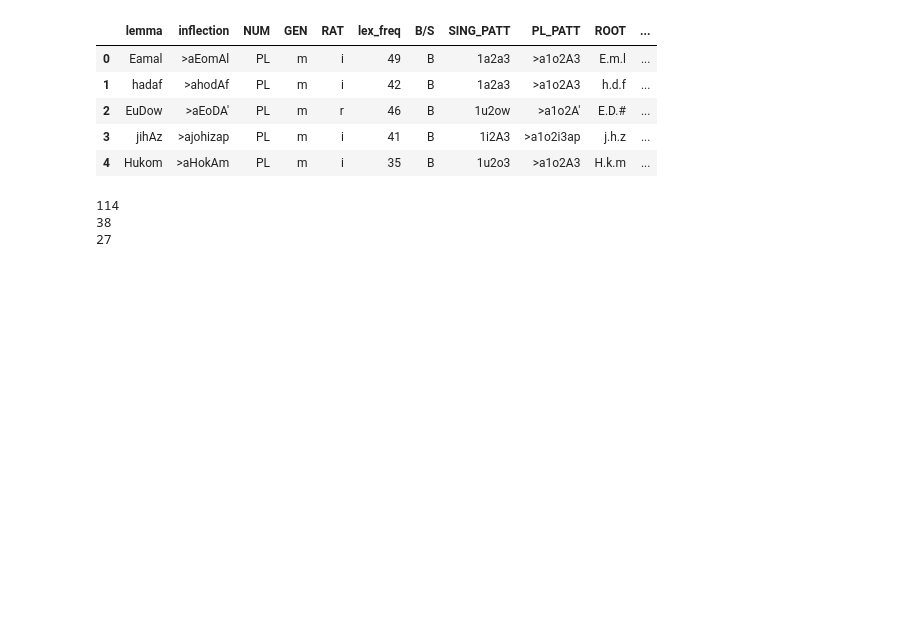
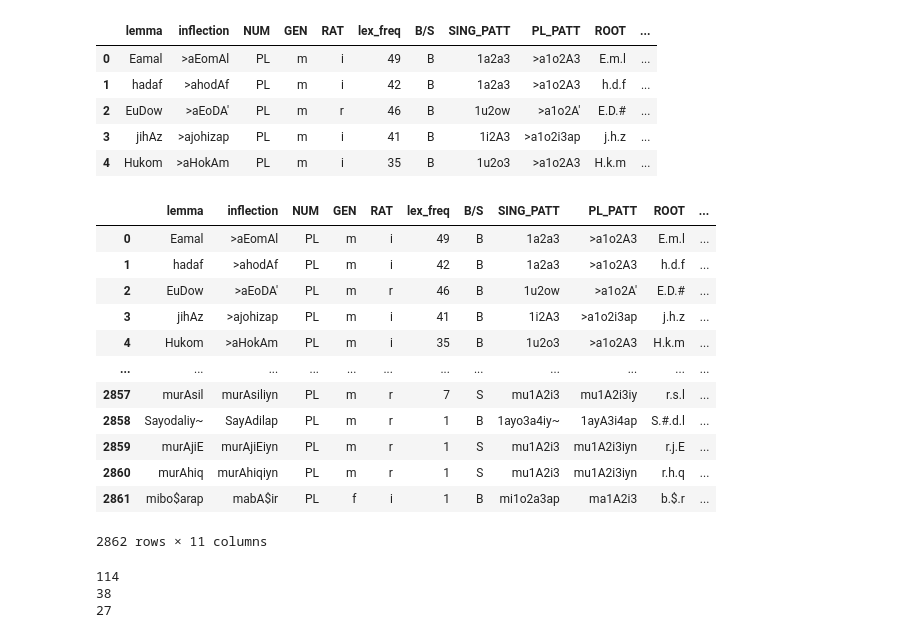
Before and after one commit to amirezzati/broken-plural, a Jupyter notebook: Arabic_broken_plurals.ipynb, the cells around one changed output. Saved outputs shown, nothing was run; the diff lists cells and outputs as text; code cells hidden in the pictures; blank space fills up the shorter version.

```diff
--- a/Arabic_broken_plurals.ipynb
+++ b/Arabic_broken_plurals.ipynb
@@ -49,6 +70,22 @@ train_csv.head()
 | 2 | EuDow | >aEoDA' | PL | m | r | 46 | B | 1u2ow | >a1o2A' | E.D.# | ... |
 | 3 | jihAz | >ajohizap | PL | m | i | 41 | B | 1i2A3 | >a1o2i3ap | j.h.z | ... |
 | 4 | Hukom | >aHokAm | PL | m | i | 35 | B | 1u2o3 | >a1o2A3 | H.k.m | ... |
+# %%
+train_csv
+# %% [output]
+|  | lemma | inflection | NUM | GEN | RAT | lex_freq | B/S | SING_PATT | PL_PATT | ROOT | ... |
+| 0 | Eamal | >aEomAl | PL | m | i | 49 | B | 1a2a3 | >a1o2A3 | E.m.l | ... |
+| 1 | hadaf | >ahodAf | PL | m | i | 42 | B | 1a2a3 | >a1o2A3 | h.d.f | ... |
+| 2 | EuDow | >aEoDA' | PL | m | r | 46 | B | 1u2ow | >a1o2A' | E.D.# | ... |
+| 3 | jihAz | >ajohizap | PL | m | i | 41 | B | 1i2A3 | >a1o2i3ap | j.h.z | ... |
+| 4 | Hukom | >aHokAm | PL | m | i | 35 | B | 1u2o3 | >a1o2A3 | H.k.m | ... |
+| ... | ... | ... | ... | ... | ... | ... | ... | ... | ... | ... | ... |
+| 2857 | murAsil | murAsiliyn | PL | m | r | 7 | S | mu1A2i3 | mu1A2i3iy | r.s.l | ... |
+| 2858 | Sayodaliy~ | SayAdilap | PL | m | r | 1 | B | 1ayo3a4iy~ | 1ayA3i4ap | S.#.d.l | ... |
+| 2859 | murAjiE | murAjiEiyn | PL | m | r | 1 | S | mu1A2i3 | mu1A2i3iyn | r.j.E | ... |
+| 2860 | murAhiq | murAhiqiyn | PL | m | r | 1 | S | mu1A2i3 | mu1A2i3iyn | r.h.q | ... |
+| 2861 | mibo$arap | mabA$ir | PL | f | i | 1 | B | mi1o2a3ap | ma1A2i3 | b.$.r | ... |
+2862 rows × 11 columns
 # %%
 train_csv_filtered = train_csv[train_csv['ROOT'] != 'NTWS']
 dev_csv_filtered = dev_csv[dev_csv['ROOT'] != 'NTWS']
```
Also changed, not shown: parts of 72 cells of this notebook.
